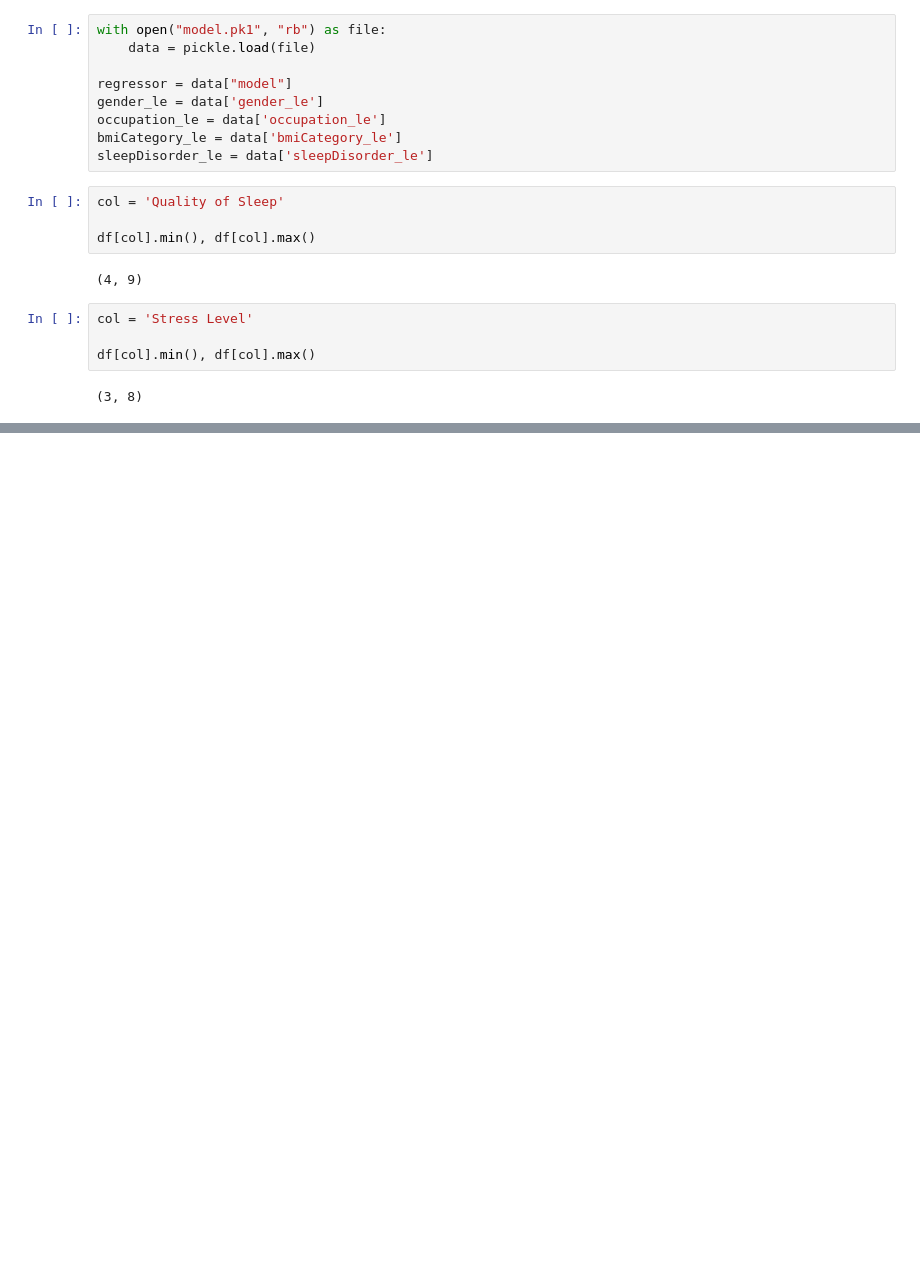
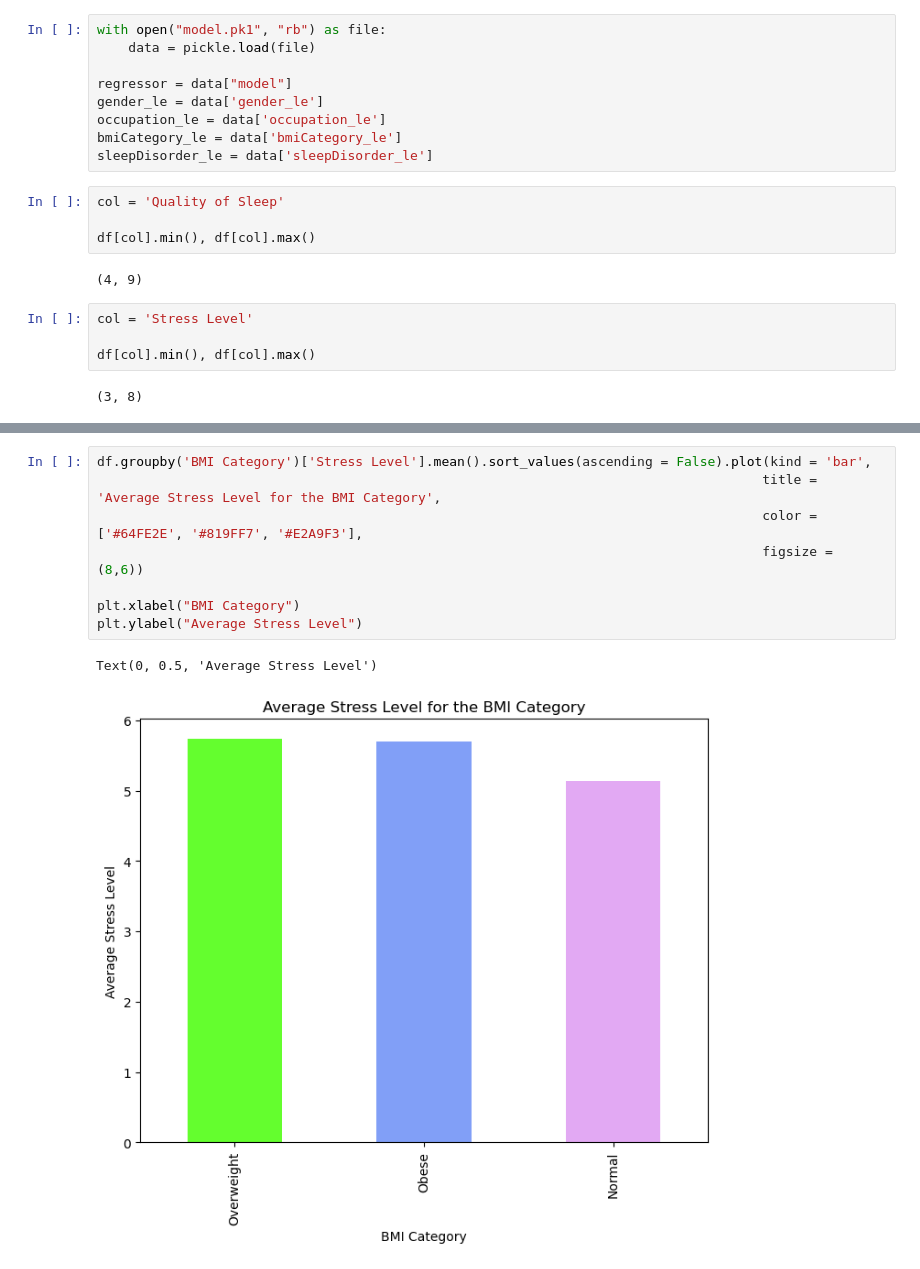
Before and after one commit to Hemanthsravan/Sleep-Quality-and-Stress-Level-Prediction-App, a Jupyter notebook: SleepHealthPrediction.ipynb, the cells around one changed output, grey strips where cells are left out. Drawn from its saved outputs; the diff is of its cells as text; blank space fills up the shorter version.

```diff
--- a/SleepHealthPrediction.ipynb
+++ b/SleepHealthPrediction.ipynb
@@ -123,0 +166,11 @@ df[col].min(), df[col].max()
+# %%
+df.groupby('BMI Category')['Stress Level'].mean().sort_values(ascending = False).plot(kind = 'bar',
+                                                                                     title = 'Average Stress Level for the BMI Category',
+                                                                                     color = ['#64FE2E', '#819FF7', '#E2A9F3'],
+                                                                                     figsize = (8,6))
+
+plt.xlabel("BMI Category")
+plt.ylabel("Average Stress Level")
+# %% [output]
+Text(0, 0.5, 'Average Stress Level')
+[figure, added]
```
Also changed, not shown: parts of 10 cells of this notebook, 1 other file.
